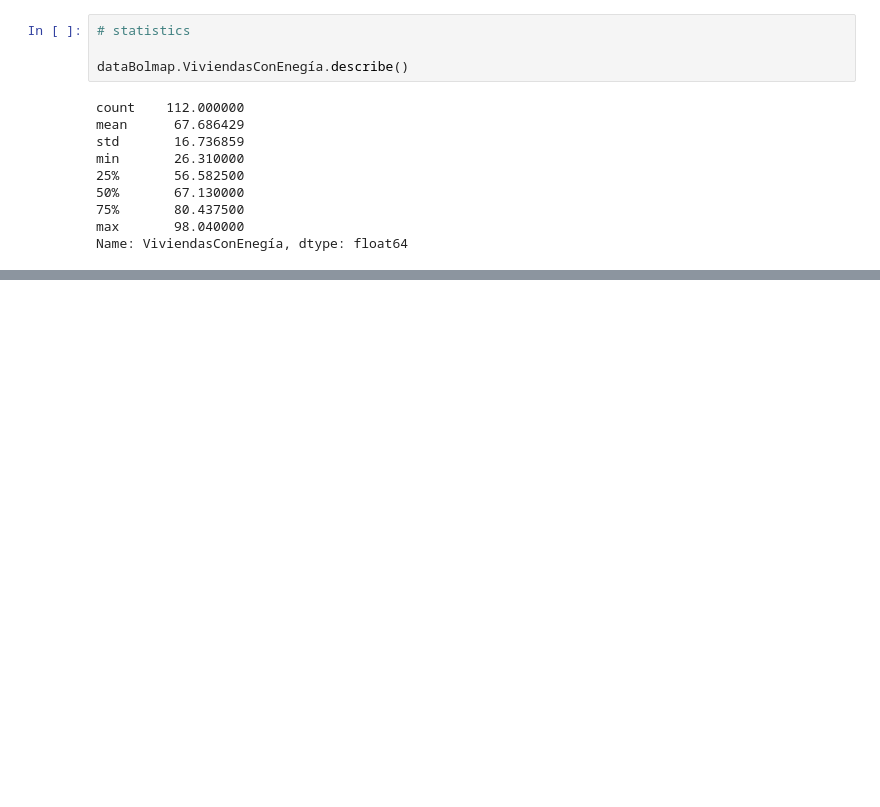
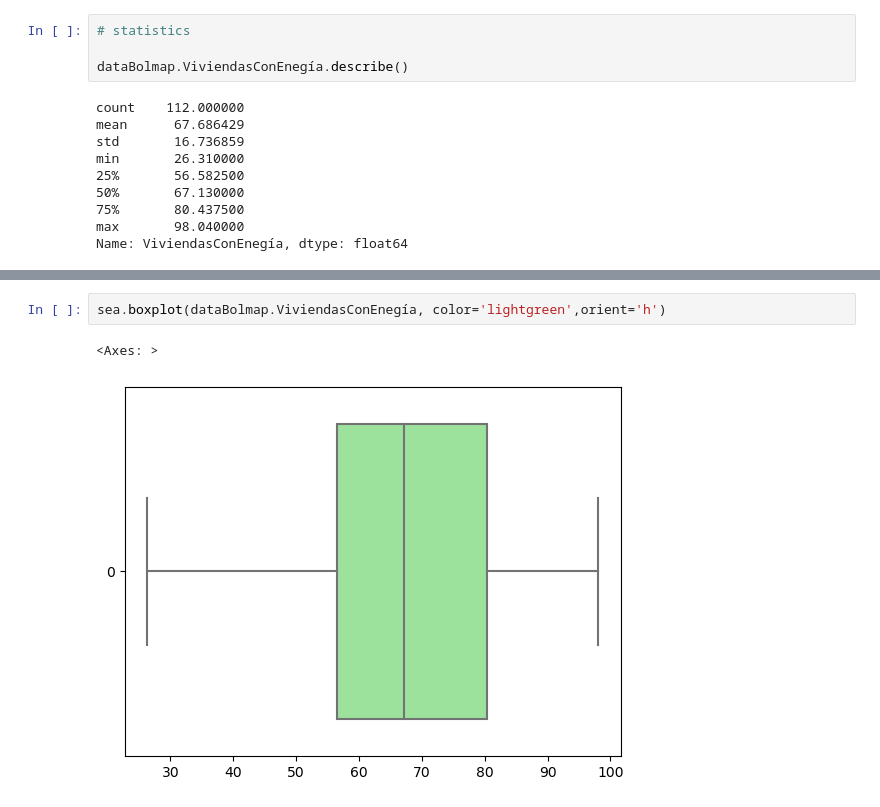
Before and after one commit to FabianRomero20/Examen2, a Jupyter notebook: Ejercicios_Finales.ipynb, the cells around one changed output, grey strips where cells are left out. Saved outputs shown, nothing was run; the diff lists cells and outputs as text; blank space fills up the shorter version.

```diff
--- a/Ejercicios_Finales.ipynb
+++ b/Ejercicios_Finales.ipynb
@@ -228,0 +236,5 @@ Name: ViviendasConEnegía, dtype: float64
+# %%
+sea.boxplot(dataBolmap.ViviendasConEnegía, color='lightgreen',orient='h')
+# %% [output]
+<Axes: >
+[figure, added]
```
Also changed, not shown: parts of 1 cell of this notebook, 1 other file.
